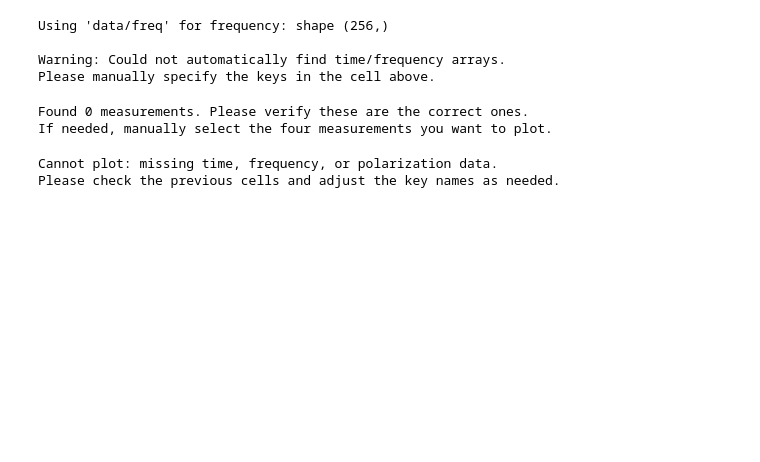
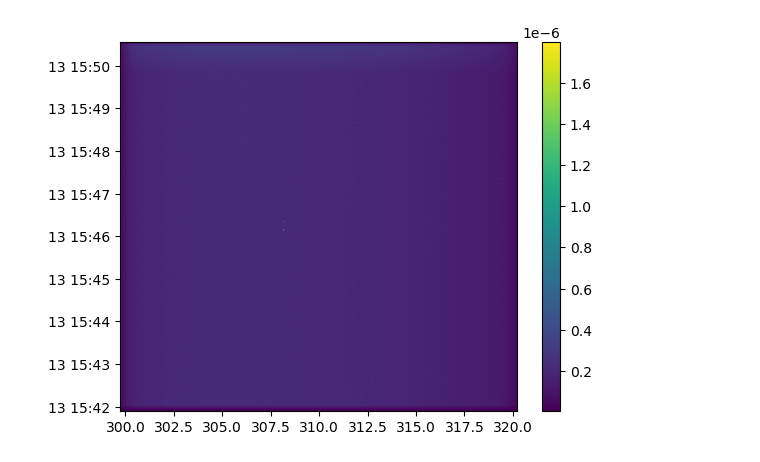
Before and after one commit to akvydula/skymap, a Jupyter notebook: notebooks/commission_jan_2026.ipynb, the cells around one changed output. Drawn from its saved outputs; the diff is of its cells as text; code cells hidden in the pictures; blank space fills up the shorter version.

```diff
--- a/notebooks/commission_jan_2026.ipynb
+++ b/notebooks/commission_jan_2026.ipynb
@@ -181,70 +38,8 @@ Potential frequency keys: ['data/freq']
-# %%
-# Extract time and frequency arrays
-# Adjust these key names based on the actual structure of your HDF5 file
-# Common patterns: 'time', 'times', 't' for time; 'frequency', 'frequencies', 'freq', 'f' for frequency
-
-# Try to find time and frequency automatically
-time = None
-frequency = None
-
-for key in data.keys():
-    if 'time' in key.lower() and time is None:
-        time = data[key]
-        print(f"Using '{key}' for time: shape {time.shape}")
-    if 'freq' in key.lower() and frequency is None:
-        frequency = data[key]
-        print(f"Using '{key}' for frequency: shape {frequency.shape}")
-
-# If not found, you may need to manually specify:
-# time = data['time']  # or whatever the actual key is
-# frequency = data['frequency']  # or whatever the actual key is
-
-if time is None or frequency is None:
-    print("\nWarning: Could not automatically find time/frequency arrays.")
-    print("Please manually specify the keys in the cell above.")
-# %% [output]
-Using 'data/freq' for frequency: shape (256,)
-
-Warning: Could not automatically find time/frequency arrays.
-Please manually specify the keys in the cell above.
-# %%
-# Extract the four measurements (polarizations)
-# Common names: XX, YY, XY, YX or similar
-# Filter for 2D arrays that match the expected shape (n_time, n_freq)
-
-polarization_data = {}
-for key, value in data.items():
-    # Look for 2D arrays that could be polarization measurements
-    if value.ndim == 2:
-        # Check if shape matches time x frequency
-        if time is not None and frequency is not None:
-            if value.shape == (len(time), len(frequency)):
-                polarization_data[key] = value
-                print(f"Found polarization measurement '{key}': shape {value.shape}")
-
-# If we found exactly 4 measurements, use them
-if len(polarization_data) == 4:
-
-    print(f"\nFound 4 measurements: {list(polarization_data.keys())}")
-else:
-    print(f"\nFound {len(polarization_data)} measurements. Please verify these are the correct ones.")
-    print("If needed, manually select the four measurements you want to plot.")
-# %% [output]
-Found 0 measurements. Please verify these are the correct ones.
-If needed, manually select the four measurements you want to plot.
-# %%
-# Plot the four measurements using the plot_polarizations function
-if time is not None and frequency is not None and len(polarization_data) > 0:
-    utils.plot_polarizations(
-        time=time,
-        frequency=frequency,
-        polarizations=polarization_data,
-        figsize=(15, 10),
-        cmap="viridis"
-    )
-else:
-    print("Cannot plot: missing time, frequency, or polarization data.")
-    print("Please check the previous cells and adjust the key names as needed.")
-# %% [output]
-Cannot plot: missing time, frequency, or polarization data.
-Please check the previous cells and adjust the key names as needed.
+# %%
+peak_scan_slice = slice(23500, 28700)
+
+plt.pcolormesh(data.freq, data.time[peak_scan_slice], np.abs(data.spec.XX[peak_scan_slice]))
+plt.colorbar()
+plt.show()
+# %% [output]
+[figure, added]
```
Also changed, not shown: parts of 15 cells of this notebook.
